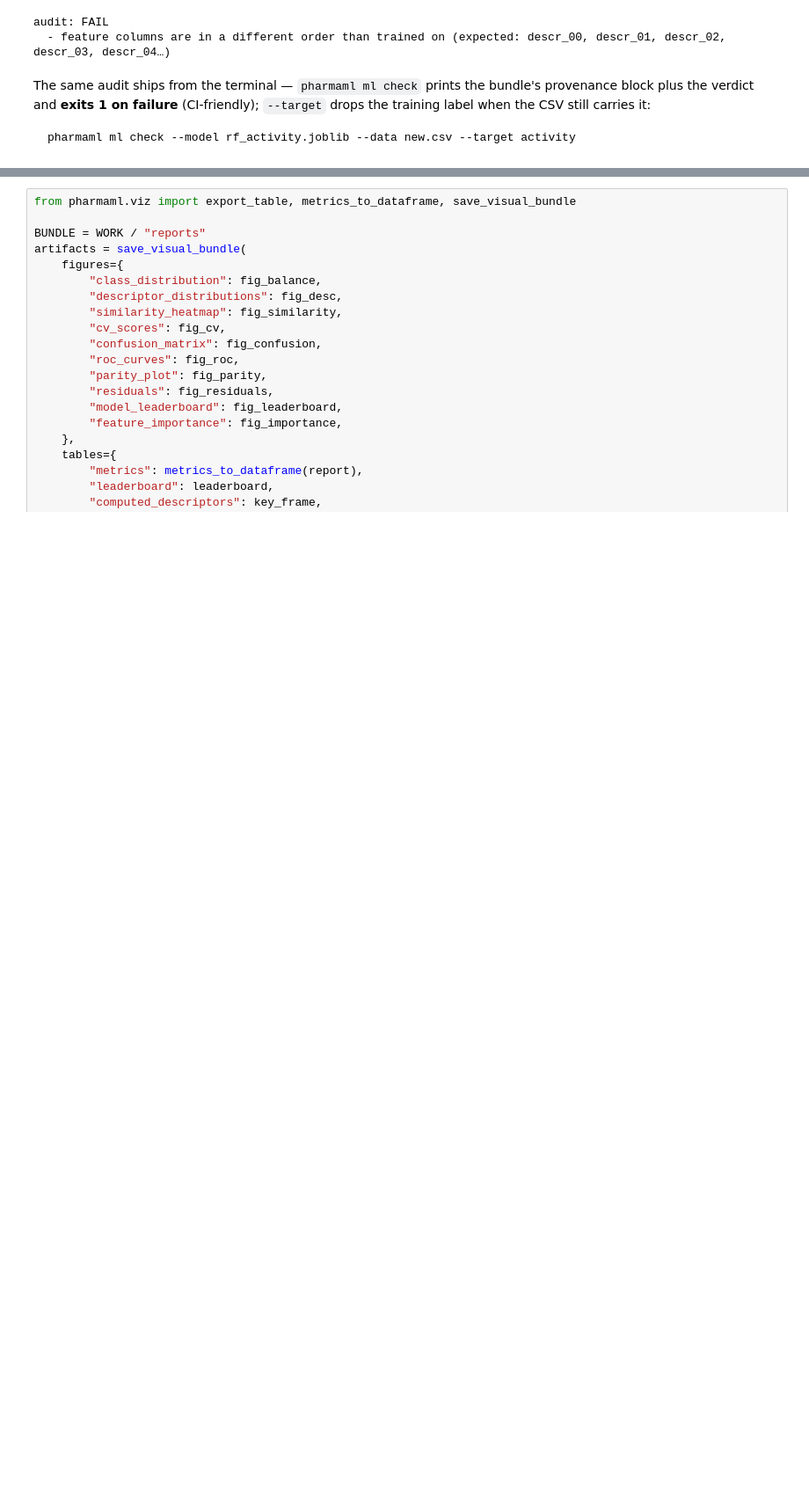
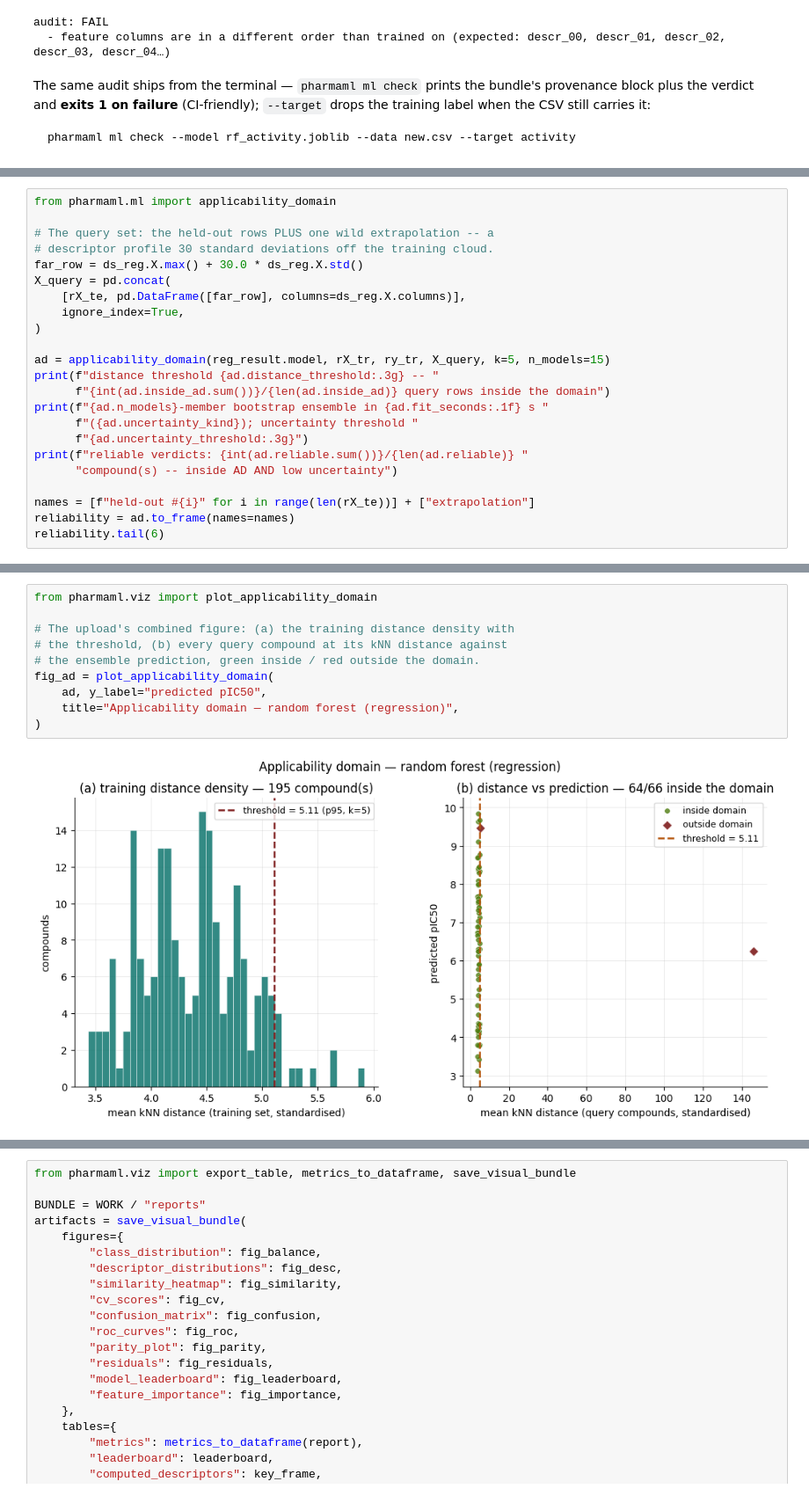
Before and after one commit to MrMMA2004/pharma-ml-toolkit, a Jupyter notebook: pharma-ml-toolkit/examples/complete_ml_workflow.ipynb, the cells around one changed output, grey strips where cells are left out. Shown at 88% size. Drawn from its saved outputs; the diff is of its cells as text; blank space fills up the shorter version.

```diff
--- a/pharma-ml-toolkit/examples/complete_ml_workflow.ipynb
+++ b/pharma-ml-toolkit/examples/complete_ml_workflow.ipynb
@@ -824,0 +845,23 @@ pharmaml ml check --model rf_activity.joblib --data new.csv --target activity
+# %%
+from pharmaml.ml import applicability_domain
+
+# The query set: the held-out rows PLUS one wild extrapolation -- a
+# descriptor profile 30 standard deviations off the training cloud.
+far_row = ds_reg.X.max() + 30.0 * ds_reg.X.std()
+X_query = pd.concat(
+    [rX_te, pd.DataFrame([far_row], columns=ds_reg.X.columns)],
+    ignore_index=True,
+)
+
+ad = applicability_domain(reg_result.model, rX_tr, ry_tr, X_query, k=5, n_models=15)
+print(f"distance threshold {ad.distance_threshold:.3g} -- "
+      f"{int(ad.inside_ad.sum())}/{len(ad.inside_ad)} query rows inside the domain")
+print(f"{ad.n_models}-member bootstrap ensemble in {ad.fit_seconds:.1f} s "
+      f"({ad.uncertainty_kind}); uncertainty threshold "
+      f"{ad.uncertainty_threshold:.3g}")
+print(f"reliable verdicts: {int(ad.reliable.sum())}/{len(ad.reliable)} "
+      "compound(s) -- inside AD AND low uncertainty")
+
+names = [f"held-out #{i}" for i in range(len(rX_te))] + ["extrapolation"]
+reliability = ad.to_frame(names=names)
+reliability.tail(6)
@@ -825 +879,13 @@ pharmaml ml check --model rf_activity.joblib --data new.csv --target activity
+# %%
+from pharmaml.viz import plot_applicability_domain
+
+# The upload's combined figure: (a) the training distance density with
+# the threshold, (b) every query compound at its kNN distance against
+# the ensemble prediction, green inside / red outside the domain.
+fig_ad = plot_applicability_domain(
+    ad, y_label="predicted pIC50",
+    title="Applicability domain — random forest (regression)",
+)
+# %% [output]
+[figure, added]
 # %% [markdown]
```
Also changed, not shown: parts of 11 cells of this notebook, 51 other files.
